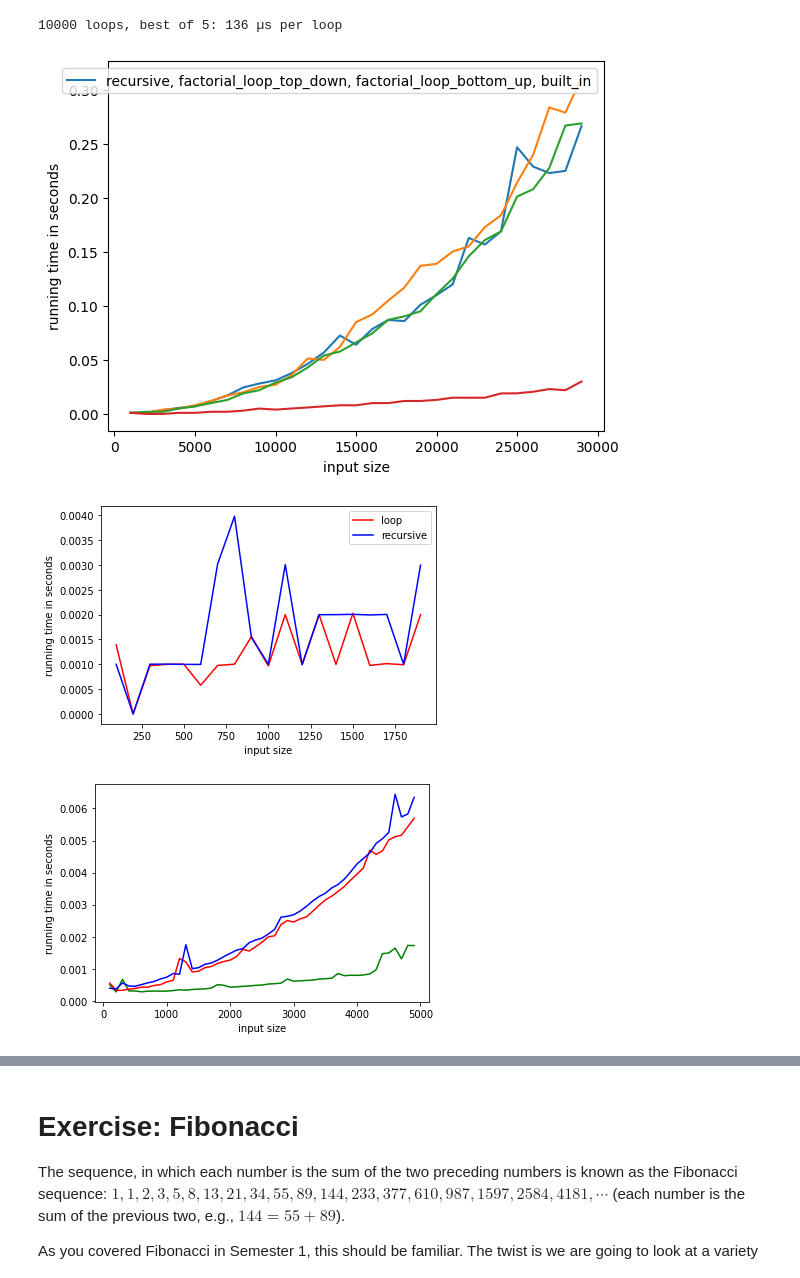
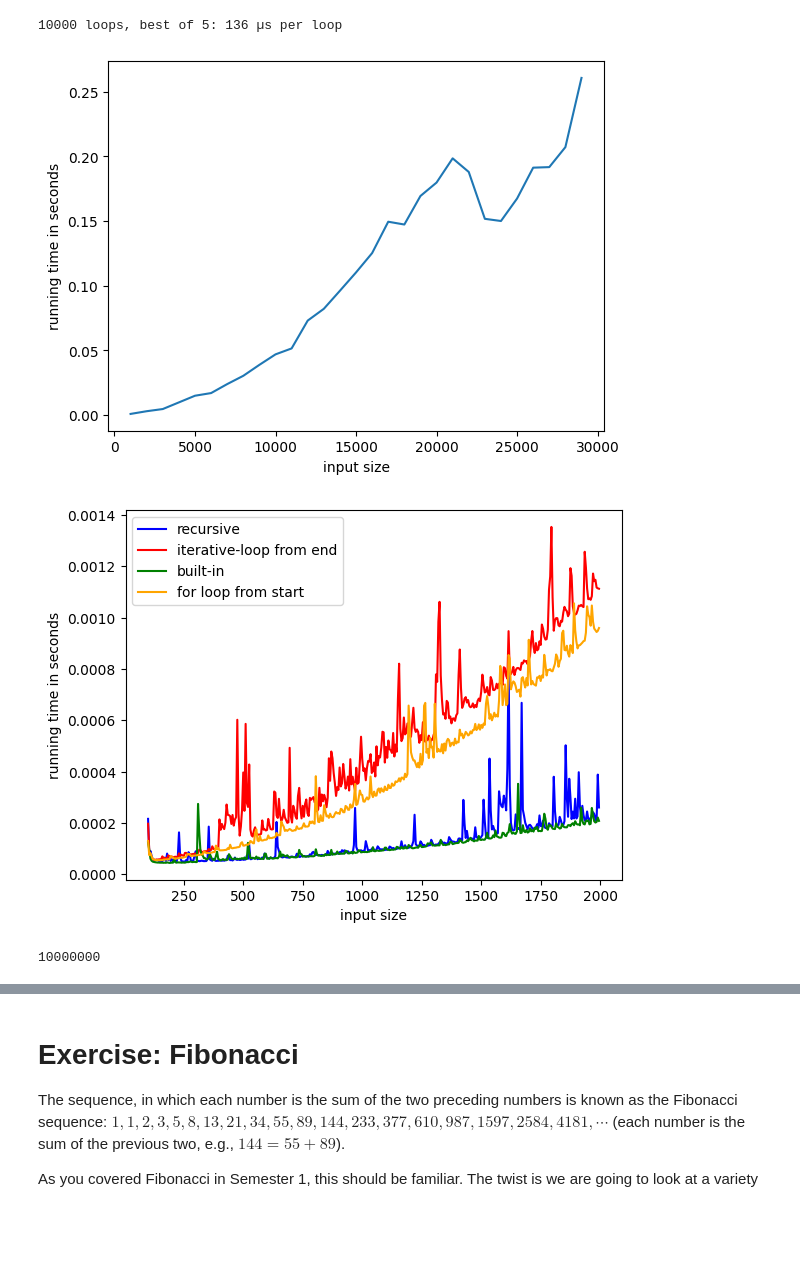
Before and after one commit to ValRCS/RTU_Algorithms_DIP321, a Jupyter notebook: recursion_examples.ipynb, the cells around one changed output, grey strips where cells are left out. Drawn from its saved outputs; the diff is of its cells as text; code cells hidden in the pictures; blank space fills up the shorter version.

```diff
--- a/recursion_examples.ipynb
+++ b/recursion_examples.ipynb
@@ -544,3 +403,0 @@ Computing 2^0
-# %%
-for n in range(-10,4):
-    print(f" {n}//2 is {n//2} and n//2+1 is {n//2+1}")
@@ -678,9 +519,9 @@ math.pow(2,800_000)
 # %%
-def factorial(x):
-    if x <= 1: # our base
-        return 1 # not x! as factorial of 0 is considered 1! # TODO find out why factorial of 0 is 1
-    else:
-        return x * factorial(x-1) # so we want to be sure that our problem space keeps getting smaller
+def rec_factorial(x):
+    if x <= 1:
+        return 1 # not x! as factorial of 0 is considered 1!
+
+    return x * factorial(x-1) # so we want to be sure that our problem space keeps getting smaller
 # %%
 import math
 math.factorial(0)
@@ -693,8 +534,9 @@ math.factorial(5),math.factorial(6),math.factorial(7),math.factorial(8)
 # %%
 # regular loop based algorithm should need less memory
-def factorial_loop_top_down(x):
+def factorial_loop(x):
     res = 1  # try not to put 0 as a multiplier...
+    # we start at the end and go backwards
     while x > 1:
         res *= x
-        x -= 1
+        x -=1
     return res
@@ -705,7 +543,7 @@ factorial_loop_top_down(5)
 # %%
-# let's make a loop based factorial from bottom up
-def factorial_loop_bottom_up(x):
+def factorial_for_loop(x):
     res = 1  # try not to put 0 as a multiplier...
-    for i in range(2, x+1):
-        res *= i
+    # here we start at beginning
+    for n in range(2,x+1):
+        res*=n
     return res
@@ -802,47 +625,33 @@ factorial(5000) #
 # %%
 input_arr = [i for i in range(1_000, 30_000, 1_000)]
 
-results = automatic_time(input_arr, factorial)
-top_down = automatic_time(input_arr, factorial_loop_top_down)
-bottom_up = automatic_time(input_arr, factorial_loop_bottom_up)
-built_in = automatic_time(input_arr, math.factorial)
-plt.plot(input_arr, results)
-plt.plot(input_arr, top_down)
-plt.plot(input_arr, bottom_up)
-plt.plot(input_arr, built_in)
+fun2 = automatic_time(input_arr, factorial_loop)
+plt.plot(input_arr, fun2)
 plt.xlabel("input size")
 plt.ylabel("running time in seconds")
-# add legend
-plt.legend(["recursive, factorial_loop_top_down, factorial_loop_bottom_up, built_in"])
 plt.show()
 # %% [output]
-[figure, old version]
+[figure, new version]
 # %%
-input_arr = [i for i in range(100, 2_000, 100)]
+STEP = 5
+input_arr = [i for i in range(100, 2_000, STEP)]
 
+fun1 = automatic_time(input_arr, rec_factorial)
+plt.plot(input_arr, fun1, color='blue', label="recursive")
 fun2 = automatic_time(input_arr, factorial_loop)
-plt.plot(input_arr, fun2, color='red')
-fun1 = automatic_time(input_arr, factorial)
-plt.plot(input_arr, fun1, color='blue') # blue is recursive
-# add legend
-plt.legend(["loop","recursive"])
-
+plt.plot(input_arr, fun2, color='red', label="iterative-loop from end")
+fun3 = automatic_time(input_arr, factorial)
+plt.plot(input_arr, fun3, color='green', label="built-in")
+fun4 = automatic_time(input_arr, factorial_for_loop)
+plt.plot(input_arr, fun4, color='orange', label="for loop from start")
 plt.xlabel("input size")
 plt.ylabel("running time in seconds")
+plt.legend()
 plt.show()
 # %% [output]
-[figure, old version]
+[figure, new version]
-# %%
-input_arr = [i for i in range(100, 5_000, 100)]
-
-fun3 = automatic_time(input_arr, math.factorial)
-plt.plot(input_arr, fun3, color='green')
-fun2 = automatic_time(input_arr, factorial_loop)
-plt.plot(input_arr, fun2, color='red')
-fun1 = automatic_time(input_arr, factorial)
-plt.plot(input_arr, fun1, color='blue')
-plt.xlabel("input size")
-plt.ylabel("running time in seconds")
-plt.show()
-# %% [output]
-[figure, removed]
+# %%
+# let us double check our recursion limit again
+sys.getrecursionlimit()
+# %% [output]
+10000000
```
Also changed, not shown: parts of 181 cells of this notebook.
